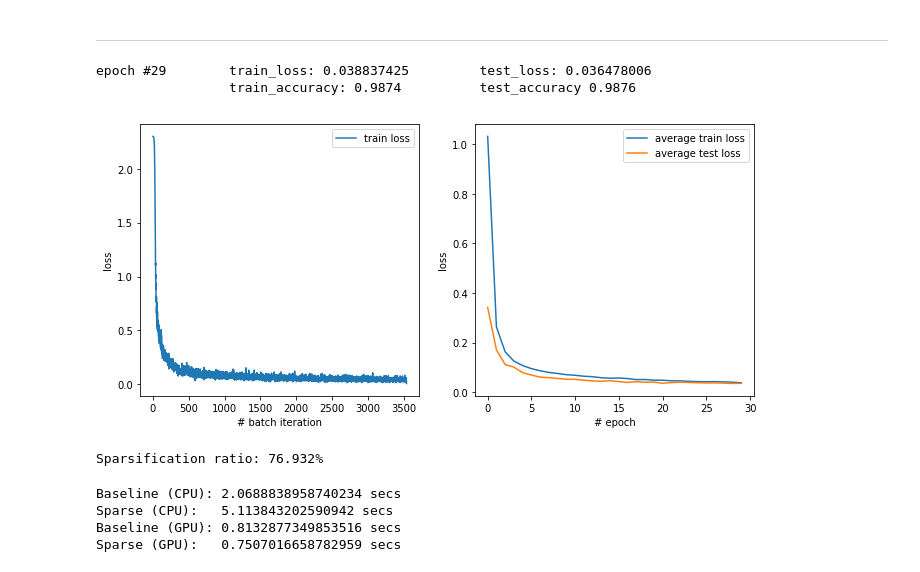
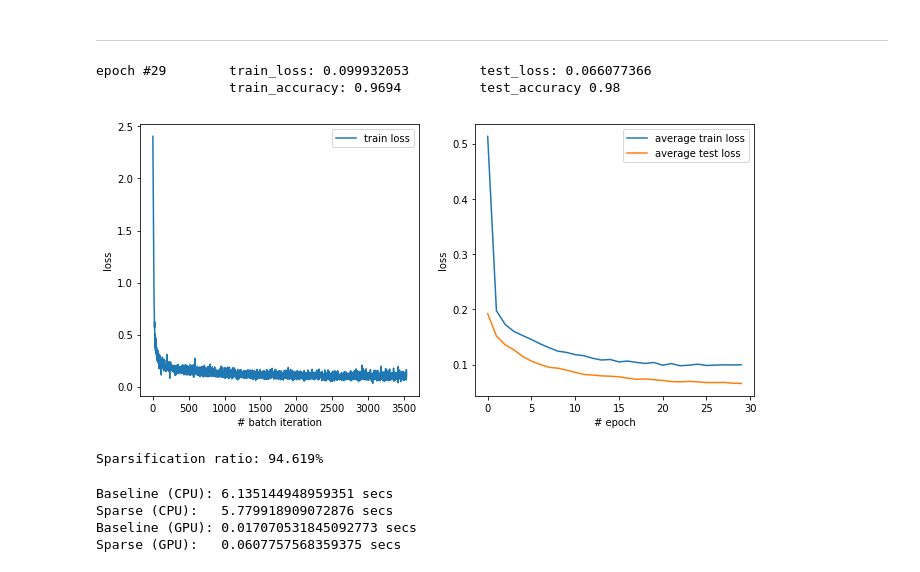
Before and after one commit to SiLiKhon/IMLWorkshop, a Jupyter notebook: pytorch_ard.ipynb, the cells around one changed output. Drawn from its saved outputs; the diff is of its cells as text; code cells hidden in the pictures.

```diff
--- a/pytorch_ard.ipynb
+++ b/pytorch_ard.ipynb
@@ -223,44 +264,47 @@ learning_rate = 0.001
 optimizer = torch.optim.Adam(model.parameters(), lr=learning_rate)
 # %%
 n_epochs = 30
-reg_param = 0.0005
+reg_param = 0.01
 
 logger = Logger()
 
-for _ in range(n_epochs):
+for i_epoch in range(n_epochs):
   model.train()
   for inputs, targets in trainloader:
     inputs, targets = inputs.to(device), targets.to(device)
     model.zero_grad()
 
     logits = model(inputs)
     loss = loss_function(logits, targets)
 
     accuracy = torch.mean((torch.argmax(logits, dim=1) == targets).float())
+#    if i_epoch > 2:
     total_loss = loss + reg_param * nn_ard.get_ard_reg(model) * targets.shape[0] / len(trainset)
+#    else:
+#      total_loss = loss
     total_loss.backward()
     optimizer.step()
 
     logger.fill_train(loss.item(), accuracy=accuracy.item())
 
   model.eval()
   with torch.no_grad():
     for inputs, targets in testloader:
       inputs, targets = inputs.to(device), targets.to(device)
       logits = model(inputs)
       loss = loss_function(logits, targets)
 
       accuracy = torch.mean((torch.argmax(logits, dim=1) == targets).float())
 
       logger.fill_test(loss.item(), accuracy=accuracy.item())
 
   logger.finish_epoch()
   print('Sparsification ratio: {:.3f}%'.format(100. * nn_ard.get_dropped_params_ratio(model)))
 # %% [output]
-epoch #29        train_loss: 0.038837425         test_loss: 0.036478006
-                 train_accuracy: 0.9874          test_accuracy 0.9876
+epoch #29        train_loss: 0.099932053         test_loss: 0.066077366
+                 train_accuracy: 0.9694          test_accuracy 0.98
-[figure, old version]
+[figure, new version]
-Sparsification ratio: 76.932%
+Sparsification ratio: 94.619%
 # %%
 model_sparse_path = 'models/sparse.pt'
 torch.save(model, model_sparse_path)
@@ -271,25 +315,28 @@ model_baseline_gpu = torch.load(model_path).cuda().eval()
 model_sparse_cpu = torch.load(model_sparse_path).cpu().eval()
 model_sparse_gpu = torch.load(model_sparse_path).cuda().eval()
 # %%
+batch_X_cpu = next(iter(testloader))[0]
+batch_X_gpu = next(iter(testloader))[0].cuda()
+
 with torch.no_grad():
   start_t = time.time()
-  for X, _ in testloader:
-    logits = model_baseline_cpu(X)
+  for _ in range(50):
+    logits = model_baseline_cpu(batch_X_cpu)
   time_baseline_cpu = time.time() - start_t
 
   start_t = time.time()
-  for X, _ in testloader:
-    logits = model_sparse_cpu(X)
+  for _ in range(50):
+    logits = model_sparse_cpu(batch_X_cpu)
   time_sparse_cpu = time.time() - start_t
 
   start_t = time.time()
-  for X, _ in testloader:
-    logits = model_baseline_gpu(X.cuda())
+  for _ in range(50):
+    logits = model_baseline_gpu(batch_X_gpu)
   time_baseline_gpu = time.time() - start_t
 
   start_t = time.time()
-  for X, _ in testloader:
-    logits = model_sparse_gpu(X.cuda())
+  for _ in range(50):
+    logits = model_sparse_gpu(batch_X_gpu)
   time_sparse_gpu = time.time() - start_t
 
 print("Baseline (CPU):", time_baseline_cpu, 'secs')
@@ -297,7 +344,7 @@ print("Sparse (CPU):  ", time_sparse_cpu  , 'secs')
 print("Baseline (GPU):", time_baseline_gpu, 'secs')
 print("Sparse (GPU):  ", time_sparse_gpu  , 'secs')
 # %% [output]
-Baseline (CPU): 2.0688838958740234 secs
-Sparse (CPU):   5.113843202590942 secs
-Baseline (GPU): 0.8132877349853516 secs
-Sparse (GPU):   0.7507016658782959 secs
+Baseline (CPU): 6.135144948959351 secs
+Sparse (CPU):   5.779918909072876 secs
+Baseline (GPU): 0.017070531845092773 secs
+Sparse (GPU):   0.0607757568359375 secs
```
Also changed, not shown: parts of 6 cells of this notebook.
